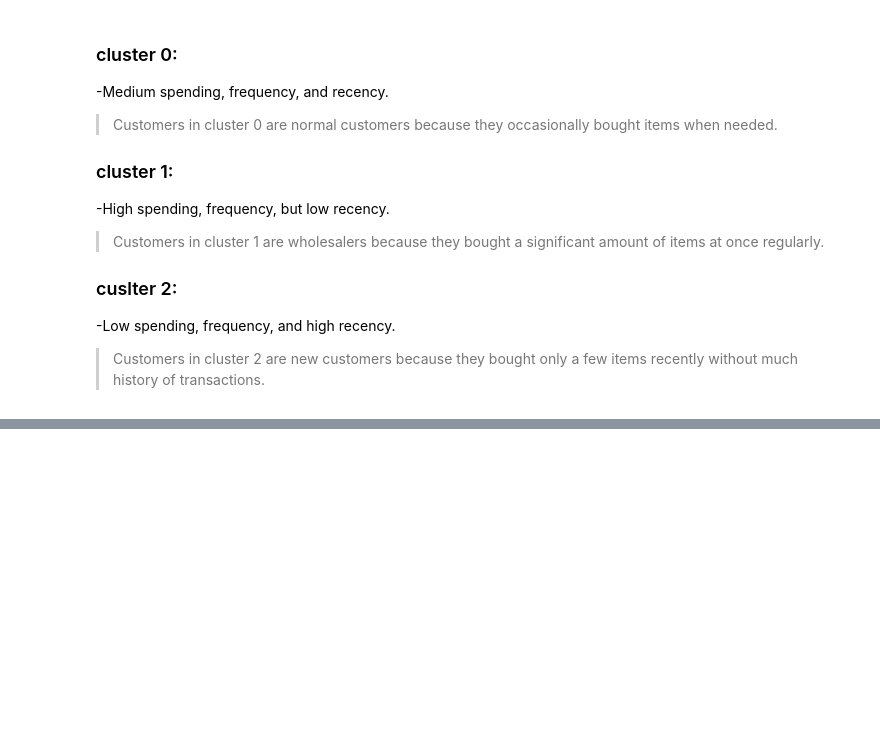
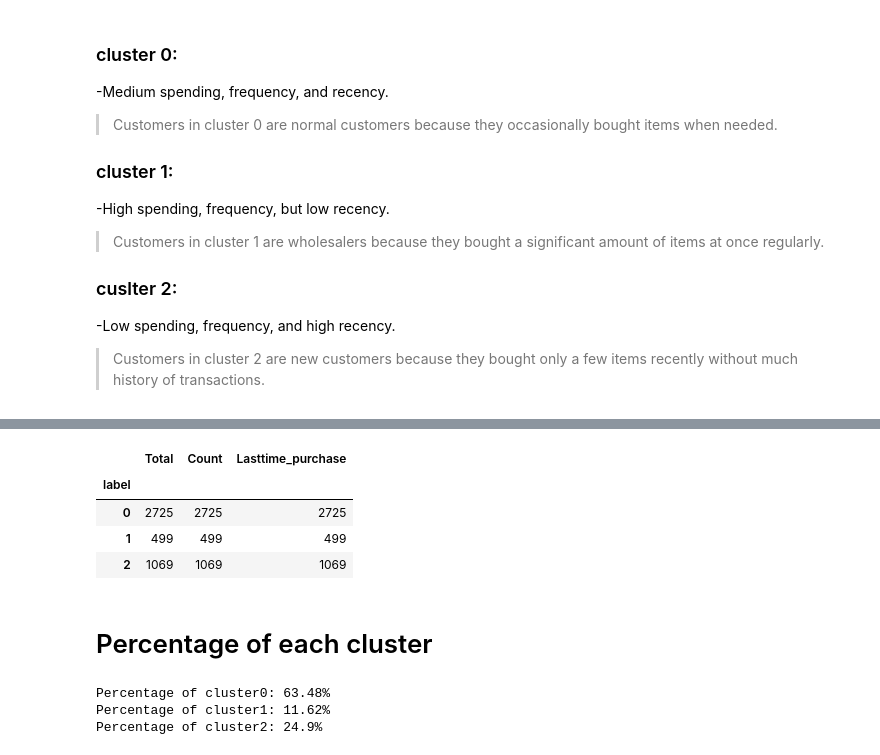
Before and after one commit to YiHua00000/Customer-segmentation-and-analysis, a Jupyter notebook: Customer_segmentation.ipynb, the cells around one changed output, grey strips where cells are left out. Drawn from its saved outputs; the diff is of its cells as text; code cells hidden in the pictures; blank space fills up the shorter version.

```diff
--- a/Customer_segmentation.ipynb
+++ b/Customer_segmentation.ipynb
@@ -462,0 +479,23 @@ Text(0.5, 1.0, 'Last time purchase by clusters')
+# %%
+number=scaled_data_analysis.groupby(['label']).count()
+number
+# %% [output]
+|  | Total | Count | Lasttime_purchase |
+| label |  |  |  |
+| 0 | 2725 | 2725 | 2725 |
+| 1 | 499 | 499 | 499 |
+| 2 | 1069 | 1069 | 1069 |
+# %% [markdown]
+# Percentage of each cluster
+# %%
+cluster0=2725/4293*100
+cluster1=499/4293*100
+cluster2=1069/4293*100
+
+print(f'Percentage of cluster0: {round(cluster0,2)}%')
+print(f'Percentage of cluster1: {round(cluster1,2)}%')
+print(f'Percentage of cluster2: {round(cluster2,2)}%')
+# %% [output]
+Percentage of cluster0: 63.48%
+Percentage of cluster1: 11.62%
+Percentage of cluster2: 24.9%
```
Also changed, not shown: parts of 1 cell of this notebook.
